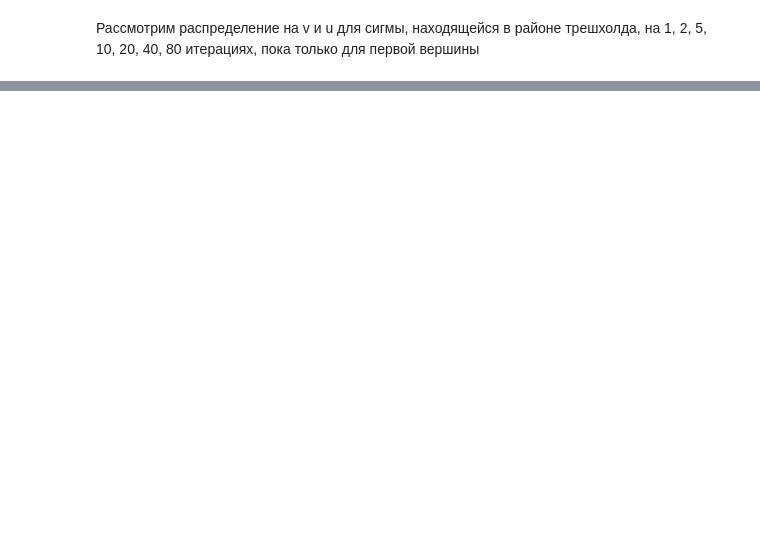
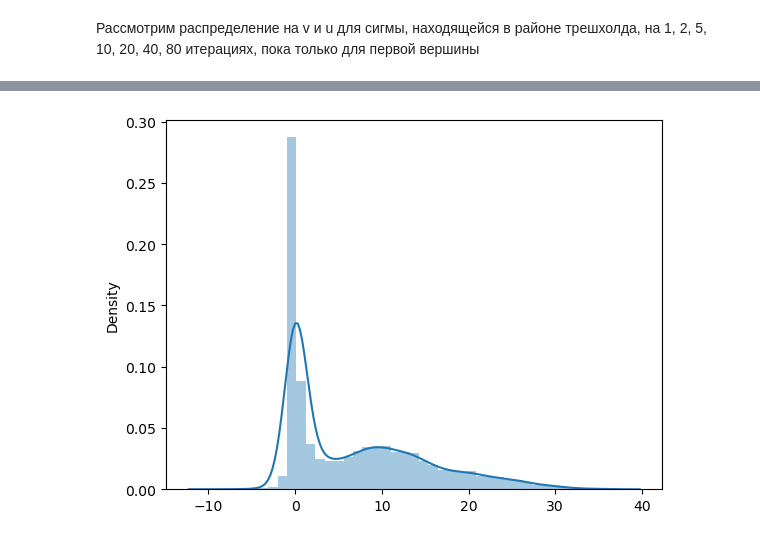
Before and after one commit to 228egger/LDPC_decoder, a Jupyter notebook: гистограммы 2.ipynb, the cells around one changed output, grey strips where cells are left out. Cells and saved outputs as stored; diff of their text form; code cells hidden in the pictures; blank space fills up the shorter version.

```diff
--- a/гистограммы 2.ipynb
+++ b/гистограммы 2.ipynb
@@ -19,3 +18,4 @@ H = np.array([[1, 1, 1, 1, 1, 1, 0, 0, 0, 0, 0, 0],
              [0, 1, 0, 0, 1, 1, 0, 0, 1, 1, 0, 1]])
 # %%
 L_dist = [[] for j in range(8)]
+L_dist_c = [[] for j in range(8)]
@@ -130,0 +159,5 @@ len(L_dist[0])
+# %%
+sns_plot = sns.distplot(L_dist_c[0])
+fig = sns_plot.get_figure()
+# %% [output]
+[figure, added]
```
Also changed, not shown: parts of 13 cells of this notebook, 3 other files.
